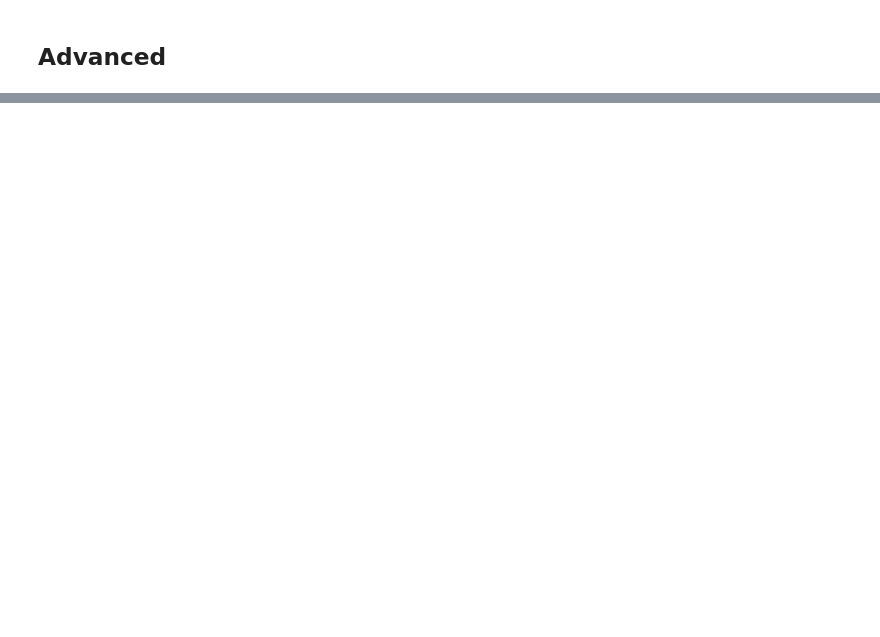
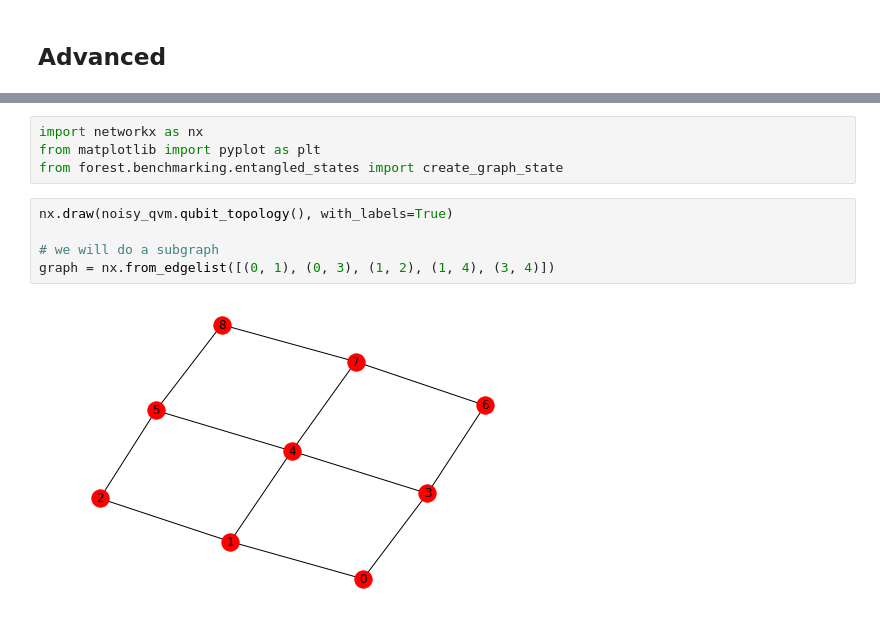
Before and after one commit to rigetti/forest-benchmarking, a Jupyter notebook: examples/direct_fidelity_estimation.ipynb, the cells around one changed output, grey strips where cells are left out. Cells and saved outputs as stored; diff of their text form; blank space fills up the shorter version.

```diff
--- a/examples/direct_fidelity_estimation.ipynb
+++ b/examples/direct_fidelity_estimation.ipynb
@@ -525,0 +473,11 @@ pyplot.title(r"Process fidelity between $I$ and $R_y(\theta)$")
+# %%
+import networkx as nx
+from matplotlib import pyplot as plt
+from forest.benchmarking.entangled_states import create_graph_state
+# %%
+nx.draw(noisy_qvm.qubit_topology(), with_labels=True)
+
+# we will do a subgraph
+graph = nx.from_edgelist([(0, 1), (0, 3), (1, 2), (1, 4), (3, 4)])
+# %% [output]
+[figure, added]
```
Also changed, not shown: parts of 65 cells of this notebook.
